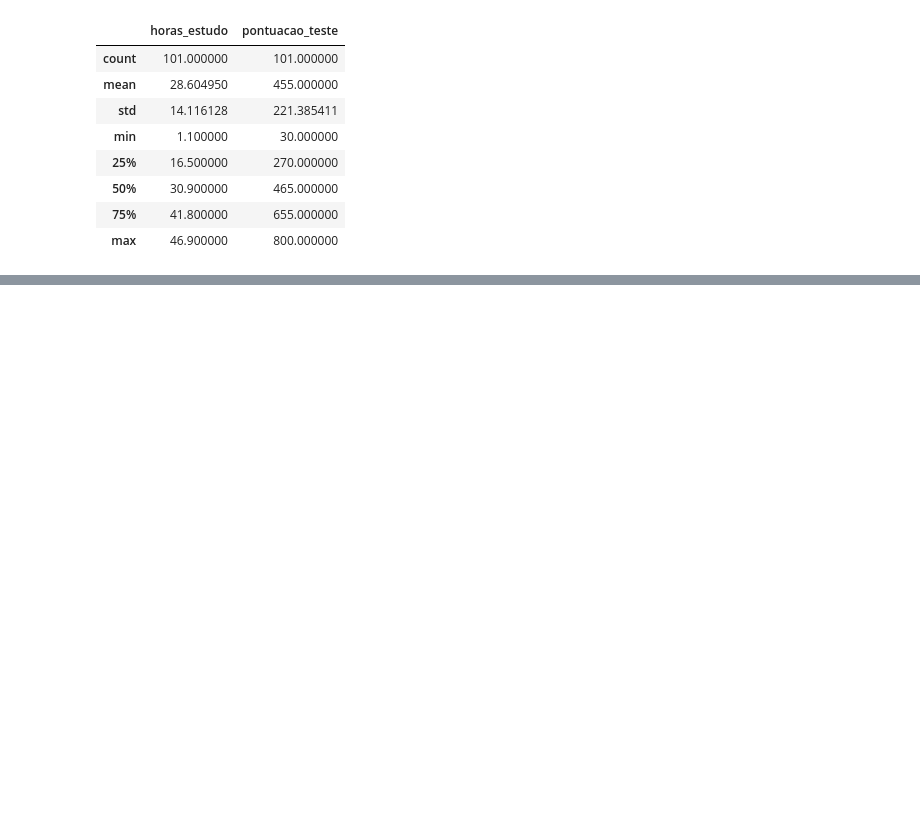
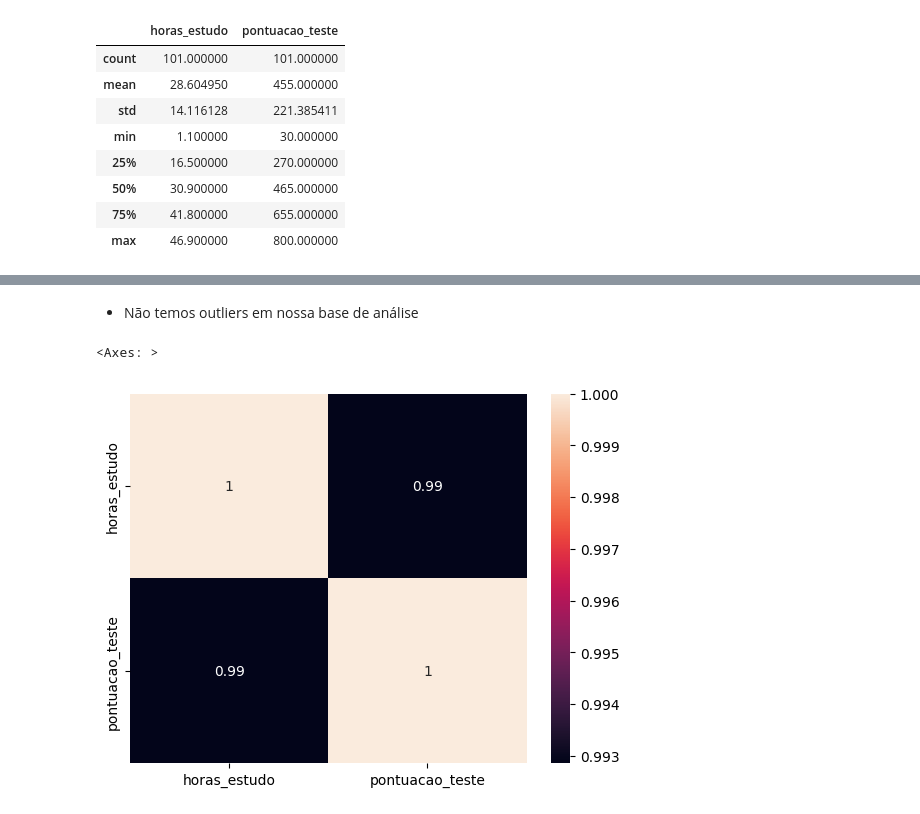
Before and after one commit to rcmonteiro/curso-ia-rocketseat, a Jupyter notebook: regressao_linear_simples/modelo_pontuacao.ipynb, the cells around one changed output, grey strips where cells are left out. Cells and saved outputs as stored; diff of their text form; code cells hidden in the pictures; blank space fills up the shorter version.

```diff
--- a/regressao_linear_simples/modelo_pontuacao.ipynb
+++ b/regressao_linear_simples/modelo_pontuacao.ipynb
@@ -73,0 +98,10 @@ df_pontuacao.describe()
+# %% [markdown]
+- Não temos outliers em nossa base de análise
+# %%
+# Vamos agora avaliar a correlação das nossas variáveis do modelo
+
+# Correlação de Pearson
+sns.heatmap(df_pontuacao.corr('pearson'), annot=True)
+# %% [output]
+<Axes: >
+[figure, added]
```
Also changed, not shown: parts of 13 cells of this notebook.
